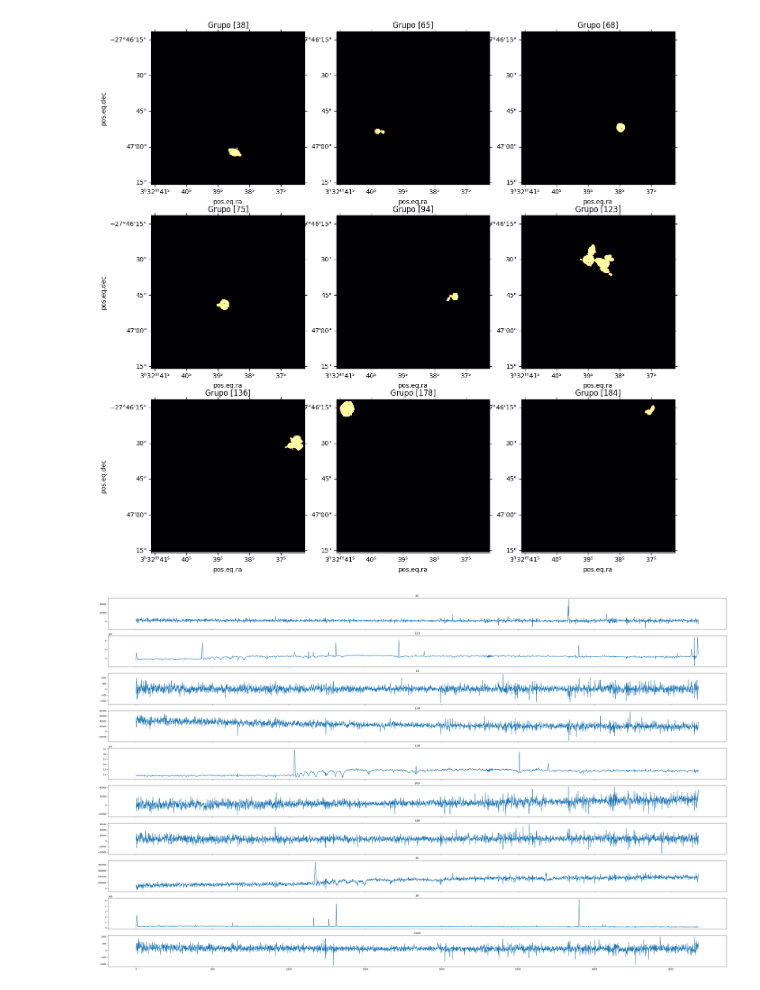
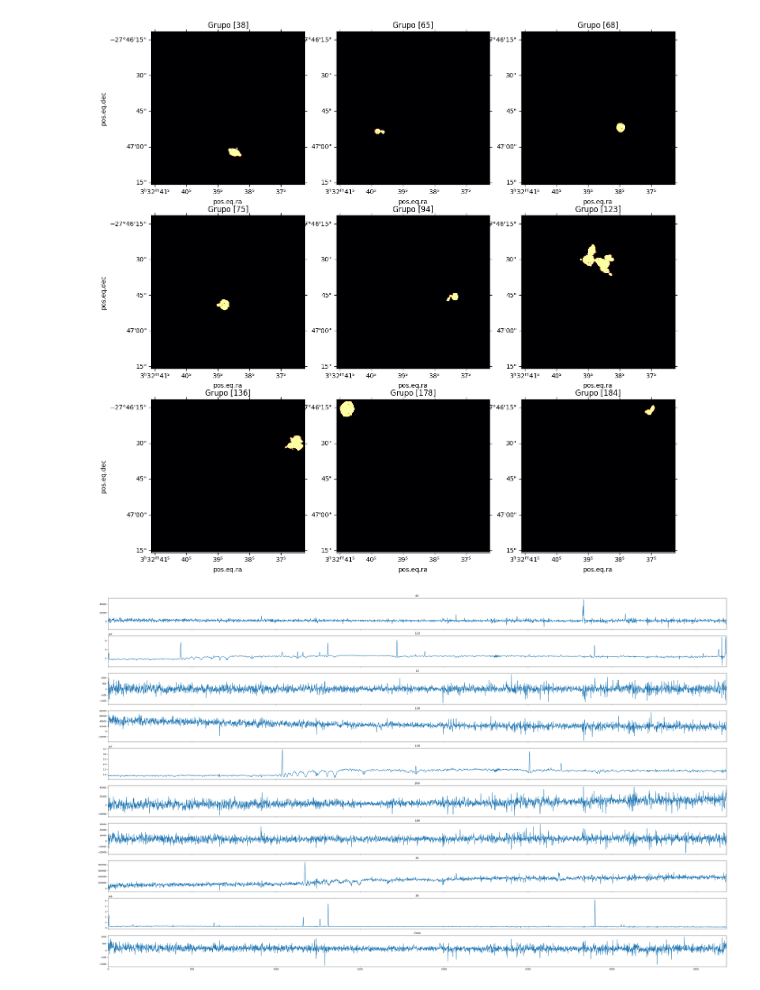
Before and after one commit to CrushinAngel/Galaxias-en-Deep-Fields, a Jupyter notebook: Deep_Fields.ipynb, the cells around one changed output. Drawn from its saved outputs; the diff is of its cells as text; code cells hidden in the pictures.

```diff
--- a/Deep_Fields.ipynb
+++ b/Deep_Fields.ipynb
@@ -291,6 +291,7 @@ for i in range(9):
 # sacar algun redshift de algunos casos tipo (eliptica, espiral, estrellas)
 # %%
 fig, axes = plt.subplots(10, 1, figsize = (50, 30), sharex = True)
+axes[0].set_xlim(0,3681)
 def spectrum_i(i):
   return np.sum(ind_masks[i][np.newaxis,:,:]*cubo[1].data, axis=(1,2))
 
@@ -300,32 +301,32 @@ axes[0].set_title('67')
 axes[1].plot(spectrum_i(123))
 axes[1].set_title('123')
 
 axes[2].plot(spectrum_i(13))
 axes[2].set_title('13')
 
 axes[3].plot(spectrum_i(130))
 axes[3].set_title('130')
 
 axes[4].plot(spectrum_i(178))
 axes[4].set_title('178')
 
 axes[5].plot(spectrum_i(200))
 axes[5].set_title('200')
 
 axes[6].plot(spectrum_i(180))
 axes[6].set_title('180')
 
 axes[7].plot(spectrum_i(25))
 axes[7].set_title('25')
 
 axes[8].plot(spectrum_i(26))
 axes[8].set_title('26')
 
 antimascara = np.sum((~mask)[np.newaxis,:,:]*cubo[1].data, axis=(1,2))
 axes[9].plot(antimascara)
 axes[9].set_title('Cielo')
 
-locs, labels = plt.xticks()
+start, end = axes[0].get_xlim()
 plt.show()
 # %% [output]
-[figure, old version]
+[figure, new version]
```
Also changed, not shown: parts of 3 cells of this notebook.
